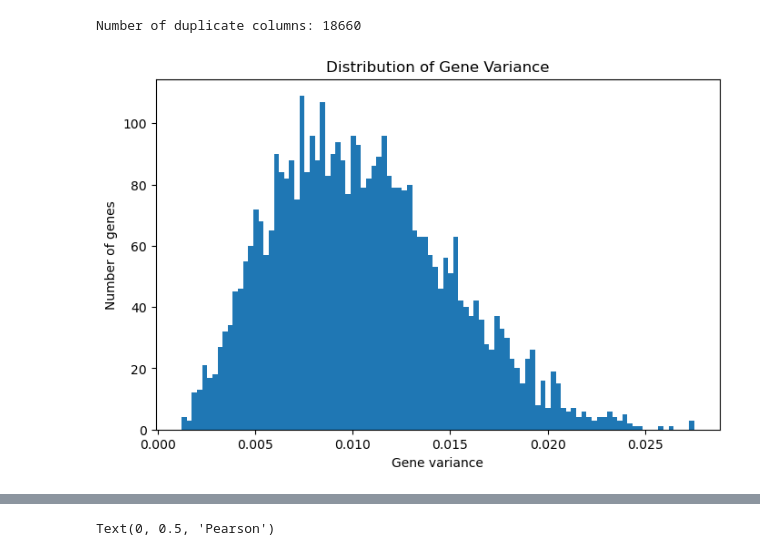
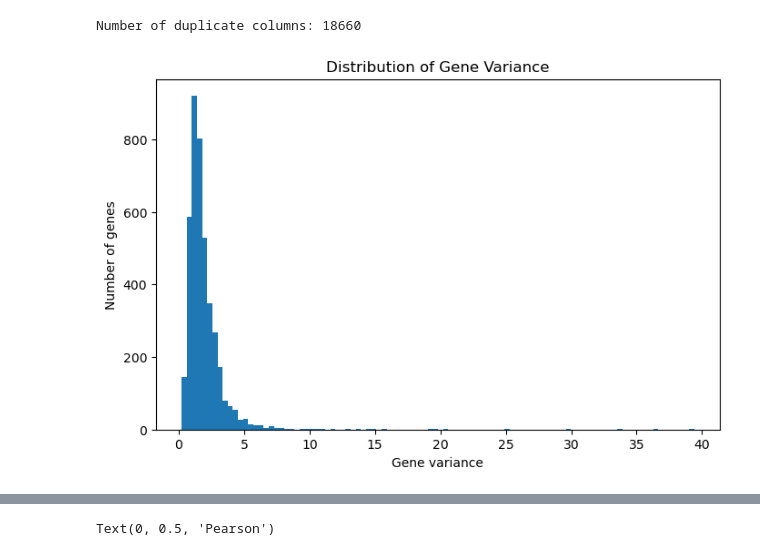
Before and after one commit to kevinyu2/Capstone25, a Jupyter notebook: single_cell/scripts/make_networks.ipynb, the cells around one changed output, grey strips where cells are left out. Saved outputs shown, nothing was run; the diff lists cells and outputs as text; code cells hidden in the pictures.

```diff
--- a/single_cell/scripts/make_networks.ipynb
+++ b/single_cell/scripts/make_networks.ipynb
@@ -107,26 +107,26 @@ TCCTGTTCAATTGAGA-1           -0.506805            1.000000
 # %%
 duplicate_mask = counts.T.duplicated()
 
 print("Number of duplicate columns:", duplicate_mask.sum())
 
 # Keep only unique columns (because of the windows causing many to be identical)
 counts_unique = counts.loc[:, ~duplicate_mask]
 
 
-scaler = MinMaxScaler()
-X_scaled = scaler.fit_transform(counts_unique)
+# scaler = MinMaxScaler()
+# X_scaled = scaler.fit_transform(counts_unique)
 
-gene_var = pd.Series(X_scaled.var(axis=0), index=counts_unique.columns)
+gene_var = pd.Series(counts_unique.var(axis=0), index=counts_unique.columns)
 
 
 # 2. Histogram of variance
 plt.figure(figsize=(8,5))
 plt.hist(gene_var, bins=100)
 plt.xlabel("Gene variance")
 plt.ylabel("Number of genes")
 # plt.yscale('log')
 plt.title("Distribution of Gene Variance")
 plt.show()
 # %% [output]
 Number of duplicate columns: 18660
-[figure, old version]
+[figure, new version]
```
Also changed, not shown: parts of 7 cells of this notebook, 6 other files.
